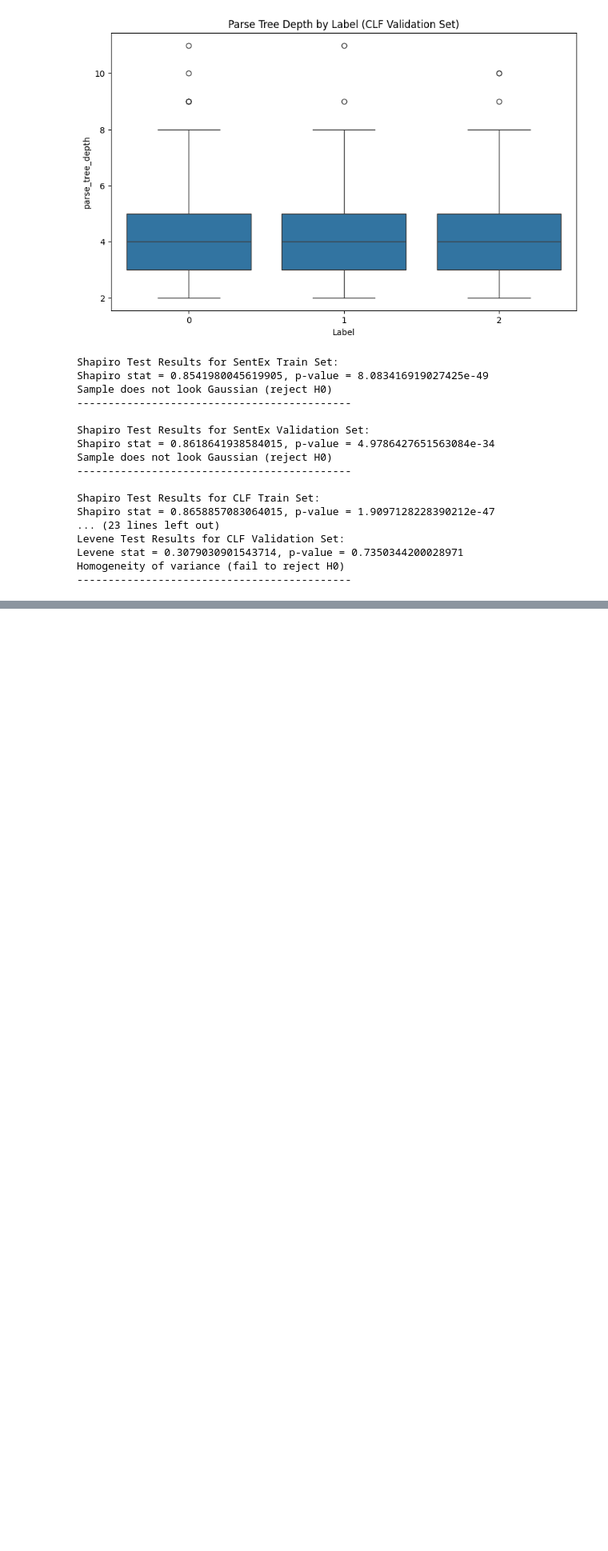
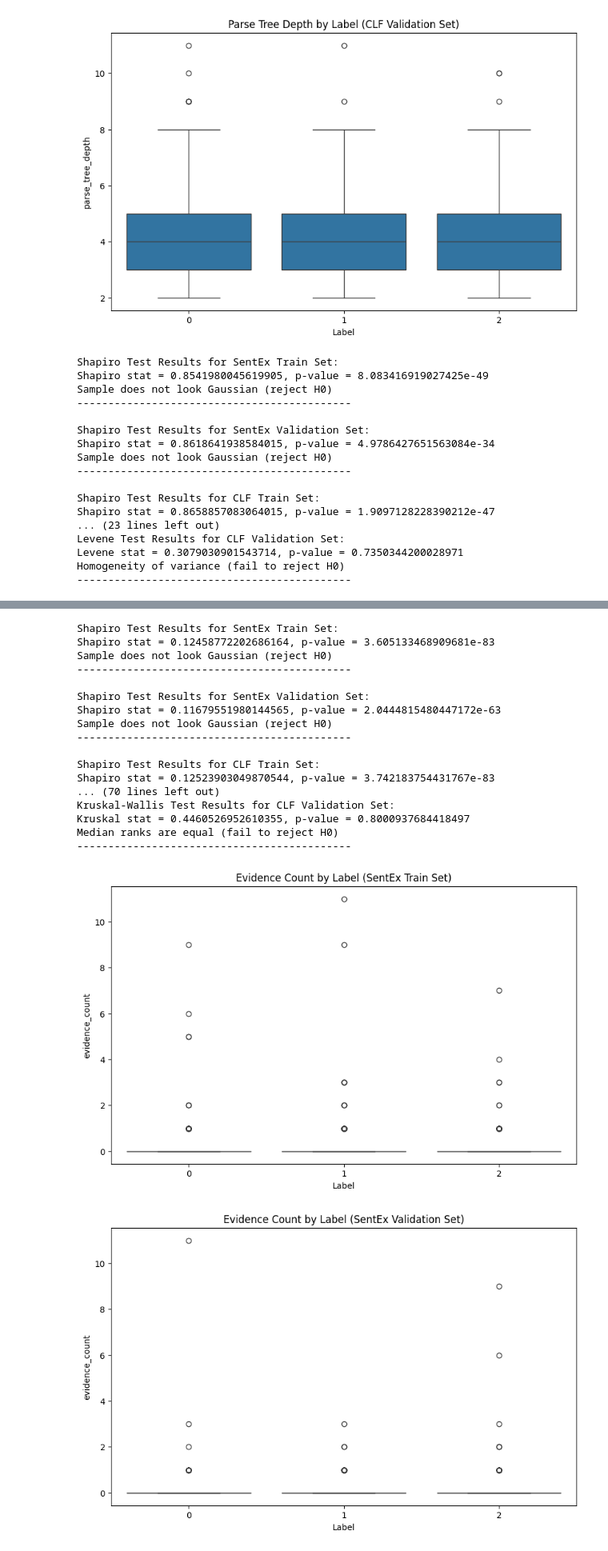
Before and after one commit to hz-zh/Modular_Fact_Checking_with_GPT_SBERT_and_RAG, a Jupyter notebook: claim_analysis.ipynb, the cells around one changed output, grey strips where cells are left out. Shown: that part at 80% size. Drawn from its saved outputs; the diff is of its cells as text; code cells hidden in the pictures; blank space fills up the shorter version.

```diff
--- a/claim_analysis.ipynb
+++ b/claim_analysis.ipynb
@@ -416,0 +536,63 @@ Median ranks are equal (fail to reject H0)
+# %%
+# Test the label against the number of evidence sentences
+def get_evidence_count(claim_id, evidence_data):
+    """
+    Get the number of evidence sentences for a given claim ID.
+    """
+    for item in evidence_data:
+        if item['id'] == claim_id:
+            return len(item['evidence'])
+    return 0
+
+# Create a new column in the DataFrame for the number of evidence sentences
+train_sentEx['evidence_count'] = train_sentEx['id'].apply(lambda x: get_evidence_count(x, train_jsonl))
+valid_sentEx['evidence_count'] = valid_sentEx['id'].apply(lambda x: get_evidence_count(x, train_jsonl))
+train_clf['evidence_count'] = train_clf['id'].apply(lambda x: get_evidence_count(x, train_jsonl))
+valid_clf['evidence_count'] = valid_clf['id'].apply(lambda x: get_evidence_count(x, train_jsonl))
+
+# Perform Shapiro-Wilk test for normality
+check_normality(train_sentEx, 'evidence_count', 'SentEx Train Set')
+check_normality(valid_sentEx, 'evidence_count', 'SentEx Validation Set')
+check_normality(train_clf, 'evidence_count', 'CLF Train Set')
+check_normality(valid_clf, 'evidence_count', 'CLF Validation Set')
+
+# Perform Levene's test for homogeneity of variance
+check_homogeneity(train_sentEx, 'evidence_count', 'SentEx Train Set')
+check_homogeneity(valid_sentEx, 'evidence_count', 'SentEx Validation Set')
+check_homogeneity(train_clf, 'evidence_count', 'CLF Train Set')
+check_homogeneity(valid_clf, 'evidence_count', 'CLF Validation Set')
+
+# Perform ANOVA
+anova_model = smf.ols('label ~ evidence_count', data=train_sentEx).fit() #refer to formula API using the alias smf
+print(anova_model.summary())
+print("--------------------------------------------\n")
+
+# Perform Kruskal-Wallis test
+kruskal_test(train_sentEx, 'evidence_count', 'SentEx Train Set')
+kruskal_test(valid_sentEx, 'evidence_count', 'SentEx Validation Set')
+kruskal_test(train_clf, 'evidence_count', 'CLF Train Set')
+kruskal_test(valid_clf, 'evidence_count', 'CLF Validation Set')
+
+# Plot the number of evidence sentences by label
+plot_claim_var(train_sentEx, 'evidence_count', 'Evidence Count by Label (SentEx Train Set)')
+plot_claim_var(valid_sentEx, 'evidence_count', 'Evidence Count by Label (SentEx Validation Set)')
+# %% [output]
+Shapiro Test Results for SentEx Train Set:
+Shapiro stat = 0.12458772202686164, p-value = 3.605133468909681e-83
+Sample does not look Gaussian (reject H0)
+--------------------------------------------
+
+Shapiro Test Results for SentEx Validation Set:
+Shapiro stat = 0.11679551980144565, p-value = 2.0444815480447172e-63
+Sample does not look Gaussian (reject H0)
+--------------------------------------------
+
+Shapiro Test Results for CLF Train Set:
+Shapiro stat = 0.12523903049870544, p-value = 3.742183754431767e-83
+... (70 lines left out)
+Kruskal-Wallis Test Results for CLF Validation Set:
+Kruskal stat = 0.4460526952610355, p-value = 0.8000937684418497
+Median ranks are equal (fail to reject H0)
+--------------------------------------------
+[figure, added]
+[figure, added]
```
Also changed, not shown: parts of 5 cells of this notebook.
